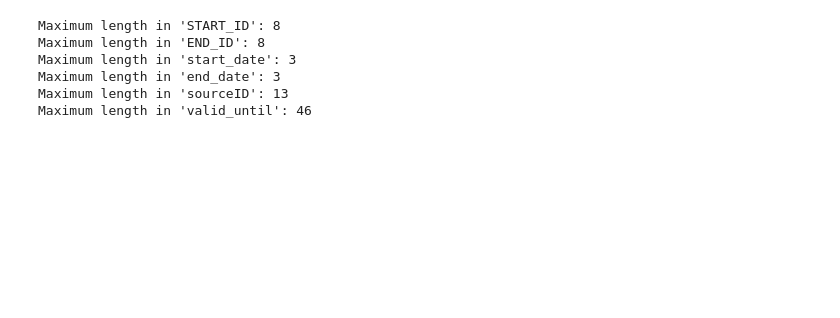
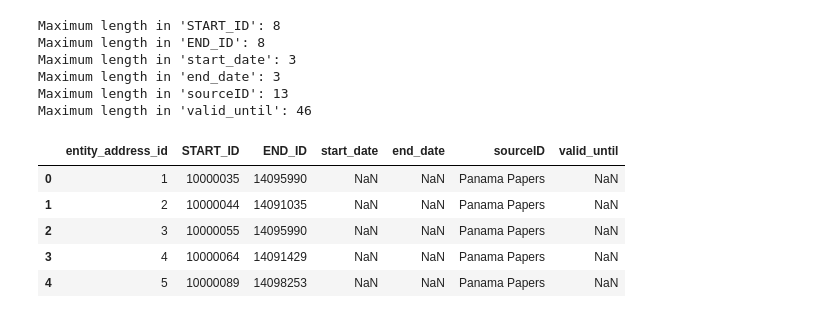
Before and after one commit to dimcel/Panama_papers_SQL, a Jupyter notebook: project.ipynb, the cells around one changed output. Cells and saved outputs as stored; diff of their text form; code cells hidden in the pictures; blank space fills up the shorter version.

```diff
--- a/project.ipynb
+++ b/project.ipynb
@@ -1017,7 +1038,17 @@ Maximum length in 'sourceID': 13
 Maximum length in 'valid_until': 46
 # %%
 
-register_addresses.insert(0, 'officer_entity_address_id', range(1, 1 + len(register_addresses)))
+addresses_entities.insert(0, 'entity_address_id', range(1, 1 + len(addresses_entities)))
+# %%
+addresses_entities = addresses_entities.rename(columns={"register_address_id": "entity_address_id"})
+addresses_entities.head()
+# %% [output]
+|  | entity_address_id | START_ID | END_ID | start_date | end_date | sourceID | valid_until |
+| 0 | 1 | 10000035 | 14095990 | NaN | NaN | Panama Papers | NaN |
+| 1 | 2 | 10000044 | 14091035 | NaN | NaN | Panama Papers | NaN |
+| 2 | 3 | 10000055 | 14095990 | NaN | NaN | Panama Papers | NaN |
+| 3 | 4 | 10000064 | 14091429 | NaN | NaN | Panama Papers | NaN |
+| 4 | 5 | 10000089 | 14098253 | NaN | NaN | Panama Papers | NaN |
 # %%
 
 db_table_columns = [
```
Also changed, not shown: parts of 23 cells of this notebook, 1 other file.
